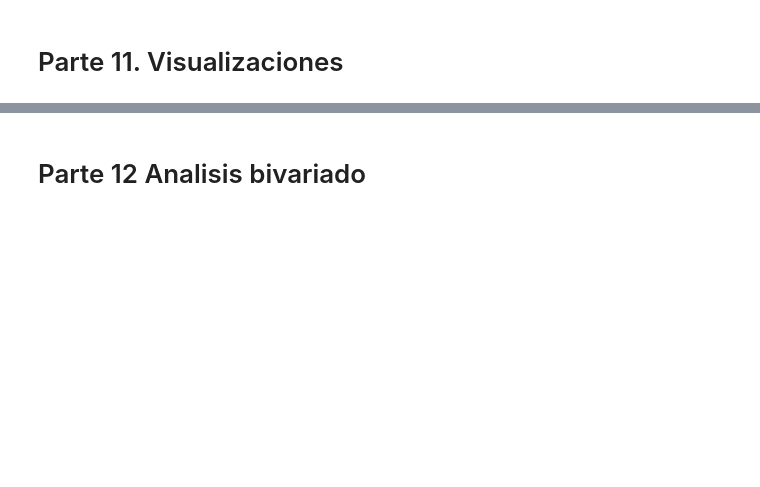
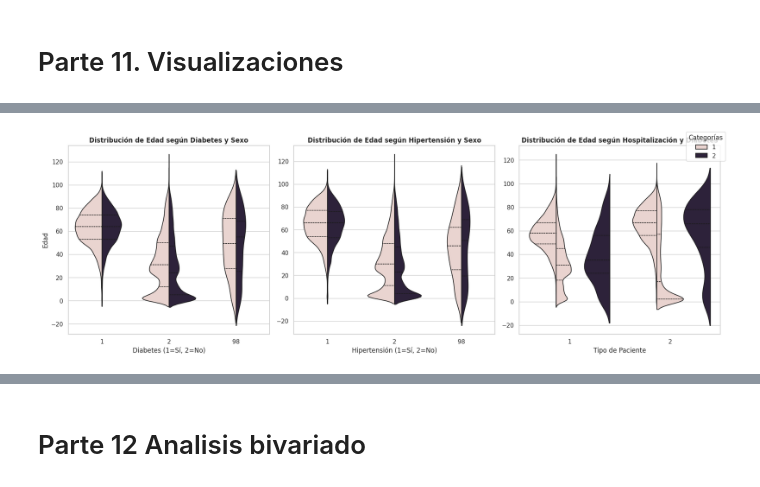
Before and after one commit to edgaryoungpilo-web/colab-files, a Jupyter notebook: 266659_Proyecto_Inicios.ipynb, the cells around one changed output, grey strips where cells are left out. Drawn from its saved outputs; the diff is of its cells as text; code cells hidden in the pictures; blank space fills up the shorter version.

```diff
--- a/266659_Proyecto_Inicios.ipynb
+++ b/266659_Proyecto_Inicios.ipynb
@@ -211,0 +307,74 @@ for col in df.select_dtypes(include='category').columns[:5]:
+# %%
+import seaborn as sns
+import matplotlib.pyplot as plt
+
+# Estilo profesional
+sns.set(style="whitegrid", palette="muted")
+
+# Crear figura con subplots
+fig, axes = plt.subplots(1, 3, figsize=(18,6))
+
+# --- 1. Diabetes vs Edad vs Sexo ---
+sns.violinplot(
+    ax=axes[0],
+    x='DIABETES',
+    y='EDAD',
+    hue='SEXO',
+    data=df,
+    split=True,          # divide el violín por sexo
+    inner='quartile'     # muestra cuartiles dentro
+)
+
+axes[0].set_title("Distribución de Edad según Diabetes y Sexo", fontsize=12, fontweight='bold')
+axes[0].set_xlabel("Diabetes (1=Sí, 2=No)")
+axes[0].set_ylabel("Edad")
+
+# --- 2. Hipertensión vs Edad vs Sexo ---
+sns.violinplot(
+    ax=axes[1],
+    x='HIPERTENSION',
+    y='EDAD',
+    hue='SEXO',
+    data=df,
+    split=True,
+    inner='quartile'
+)
+
+axes[1].set_title("Distribución de Edad según Hipertensión y Sexo", fontsize=12, fontweight='bold')
+axes[1].set_xlabel("Hipertensión (1=Sí, 2=No)")
+axes[1].set_ylabel("")
+
+# --- 3. Tipo de paciente vs Edad vs Diabetes ---
+sns.violinplot(
+    ax=axes[2],
+    x='TIPO_PACIENTE',
+    y='EDAD',
+    hue='DIABETES',
+    data=df,
+    split=True,
+    inner='quartile'
+)
+
+axes[2].set_title("Distribución de Edad según Hospitalización y Diabetes", fontsize=12, fontweight='bold')
+axes[2].set_xlabel("Tipo de Paciente")
+axes[2].set_ylabel("")
+
+# Ajustar leyenda (una sola global)
+handles, labels = axes[0].get_legend_handles_labels()
+fig.legend(handles, labels, title="Categorías", loc='upper right')
+
+# Quitar leyendas repetidas
+for ax in axes:
+    ax.get_legend().remove()
+
+# Ajustar layout
+plt.tight_layout()
+
+# Mostrar
+plt.show()
+
+df['DIABETES'] = df['DIABETES'].map({1: 'Sí', 2: 'No'})
+df['HIPERTENSION'] = df['HIPERTENSION'].map({1: 'Sí', 2: 'No'})
+df['SEXO'] = df['SEXO'].map({1: 'Mujer', 2: 'Hombre'})
+# %% [output]
+[figure, added]
```
Also changed, not shown: parts of 50 cells of this notebook.
